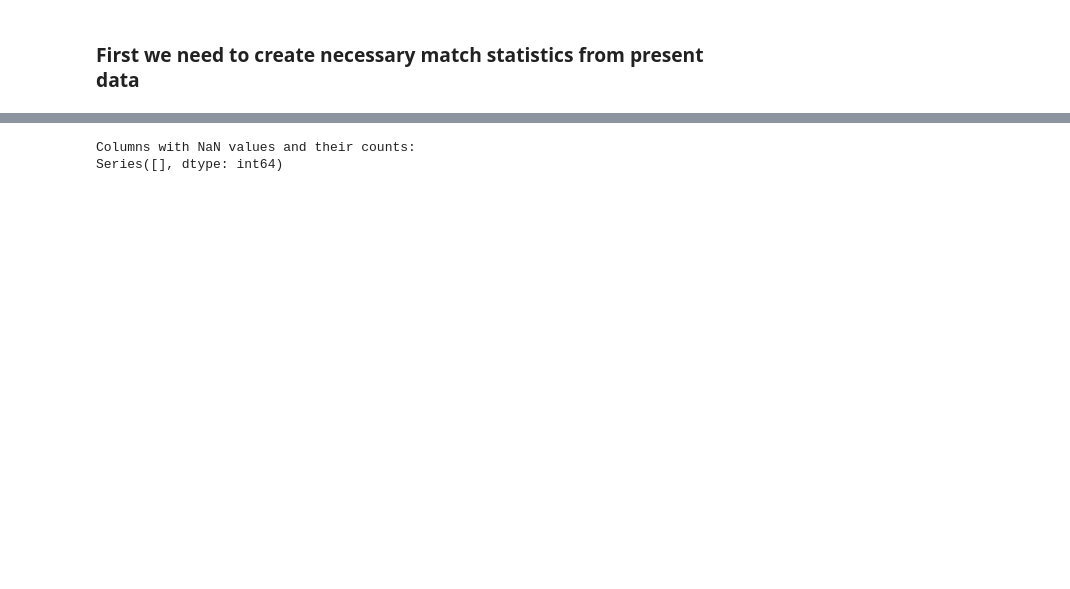
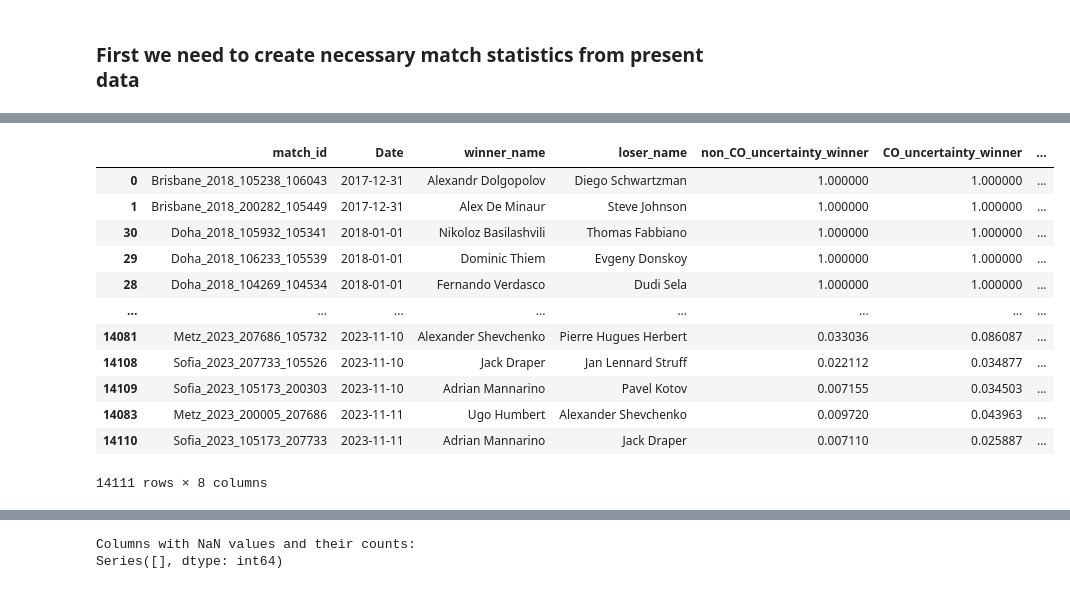
Before and after one commit to KacWNK/Bachelor_Thesis-predicting_results_of_the_tennis_matches_using_machine_learning_models, a Jupyter notebook: feature_creation/src/aggregate_player_match_stats.ipynb, the cells around one changed output, grey strips where cells are left out. Saved outputs shown, nothing was run; the diff lists cells and outputs as text; code cells hidden in the pictures; blank space fills up the shorter version.

```diff
--- a/feature_creation/src/aggregate_player_match_stats.ipynb
+++ b/feature_creation/src/aggregate_player_match_stats.ipynb
@@ -288,0 +529,55 @@ matches[['winner_CO_1st_serve_return_win_pct_avg', 'loser_CO_1st_serve_return_wi
+# %%
+def calculate_combined_uncertainties(df, stat_cols: [tuple]):
+    non_co_uncertainty_cols_winner = []
+    non_co_uncertainty_cols_loser = []
+    co_uncertainty_cols_winner = []
+    co_uncertainty_cols_loser = []
+    for stat_tuple in stat_cols:
+        winner_col = stat_tuple[0]
+        loser_col = stat_tuple[1]
+
+        non_co_uncertainty_cols_winner.append(f"{winner_col}_uncertainty")
+        non_co_uncertainty_cols_loser.append(f"{loser_col}_uncertainty")
+
+        if winner_col.startswith('w_'):
+            co_uncertainty_cols_winner.append(f"{winner_col.replace('w', 'w_CO')}_uncertainty")
+            co_uncertainty_cols_loser.append(f"{loser_col.replace('l', 'l_CO')}_uncertainty")
+        if winner_col.startswith('winner'):
+            co_uncertainty_cols_winner.append(f"{winner_col.replace('winner', 'winner_CO')}_uncertainty")
+            co_uncertainty_cols_loser.append(f"{loser_col.replace('loser', 'loser_CO')}_uncertainty")
+
+
+    # Compute the average uncertainty across all stats for each match (row)
+    df['non_CO_uncertainty_winner'] = df[non_co_uncertainty_cols_winner].mean(axis=1)
+    df['CO_uncertainty_winner'] = df[co_uncertainty_cols_winner].mean(axis=1)
+    df['non_CO_uncertainty_loser'] = df[non_co_uncertainty_cols_loser].mean(axis=1)
+    df['CO_uncertainty_loser'] = df[co_uncertainty_cols_loser].mean(axis=1)
+    return df
+# %%
+matches = calculate_combined_uncertainties(matches, [('w_ace', 'l_ace'), ('w_df', 'l_df'),
+                                                    ('w_2ndIn', 'l_2ndIn'), ('winner_1st_serve_in_pct',  'loser_1st_serve_in_pct'),
+('winner_1st_serve_win_pct', 'loser_1st_serve_win_pct'),
+('winner_2nd_serve_in_pct',  'loser_2nd_serve_in_pct'),
+('winner_2nd_serve_win_pct',  'loser_2nd_serve_win_pct'),
+('winner_service_games_won_pct',  'loser_service_games_won_pct'),
+('winner_1st_serve_return_win_pct',  'loser_1st_serve_return_win_pct'),
+('winner_2nd_serve_return_win_pct',  'loser_2nd_serve_return_win_pct'),
+('winner_return_games_win_pct', 'loser_return_games_win_pct'),
+('winner_bp_won_pct', 'loser_bp_won_pct'),
+('winner_bp_saved_pct', 'loser_bp_saved_pct')
+                           ])
+matches[['match_id', 'Date', 'winner_name', 'loser_name', 'non_CO_uncertainty_winner', 'CO_uncertainty_winner', 'non_CO_uncertainty_loser', 'CO_uncertainty_loser']]
+# %% [output]
+|  | match_id | Date | winner_name | loser_name | non_CO_uncertainty_winner | CO_uncertainty_winner | ... |
+| 0 | Brisbane_2018_105238_106043 | 2017-12-31 | Alexandr Dolgopolov | Diego Schwartzman | 1.000000 | 1.000000 | ... |
+| 1 | Brisbane_2018_200282_105449 | 2017-12-31 | Alex De Minaur | Steve Johnson | 1.000000 | 1.000000 | ... |
+| 30 | Doha_2018_105932_105341 | 2018-01-01 | Nikoloz Basilashvili | Thomas Fabbiano | 1.000000 | 1.000000 | ... |
+| 29 | Doha_2018_106233_105539 | 2018-01-01 | Dominic Thiem | Evgeny Donskoy | 1.000000 | 1.000000 | ... |
+| 28 | Doha_2018_104269_104534 | 2018-01-01 | Fernando Verdasco | Dudi Sela | 1.000000 | 1.000000 | ... |
+| ... | ... | ... | ... | ... | ... | ... | ... |
+| 14081 | Metz_2023_207686_105732 | 2023-11-10 | Alexander Shevchenko | Pierre Hugues Herbert | 0.033036 | 0.086087 | ... |
+| 14108 | Sofia_2023_207733_105526 | 2023-11-10 | Jack Draper | Jan Lennard Struff | 0.022112 | 0.034877 | ... |
+| 14109 | Sofia_2023_105173_200303 | 2023-11-10 | Adrian Mannarino | Pavel Kotov | 0.007155 | 0.034503 | ... |
+| 14083 | Metz_2023_200005_207686 | 2023-11-11 | Ugo Humbert | Alexander Shevchenko | 0.009720 | 0.043963 | ... |
+| 14110 | Sofia_2023_105173_207733 | 2023-11-11 | Adrian Mannarino | Jack Draper | 0.007110 | 0.025887 | ... |
+14111 rows × 8 columns
```
Also changed, not shown: parts of 21 cells of this notebook, 18 other files.
